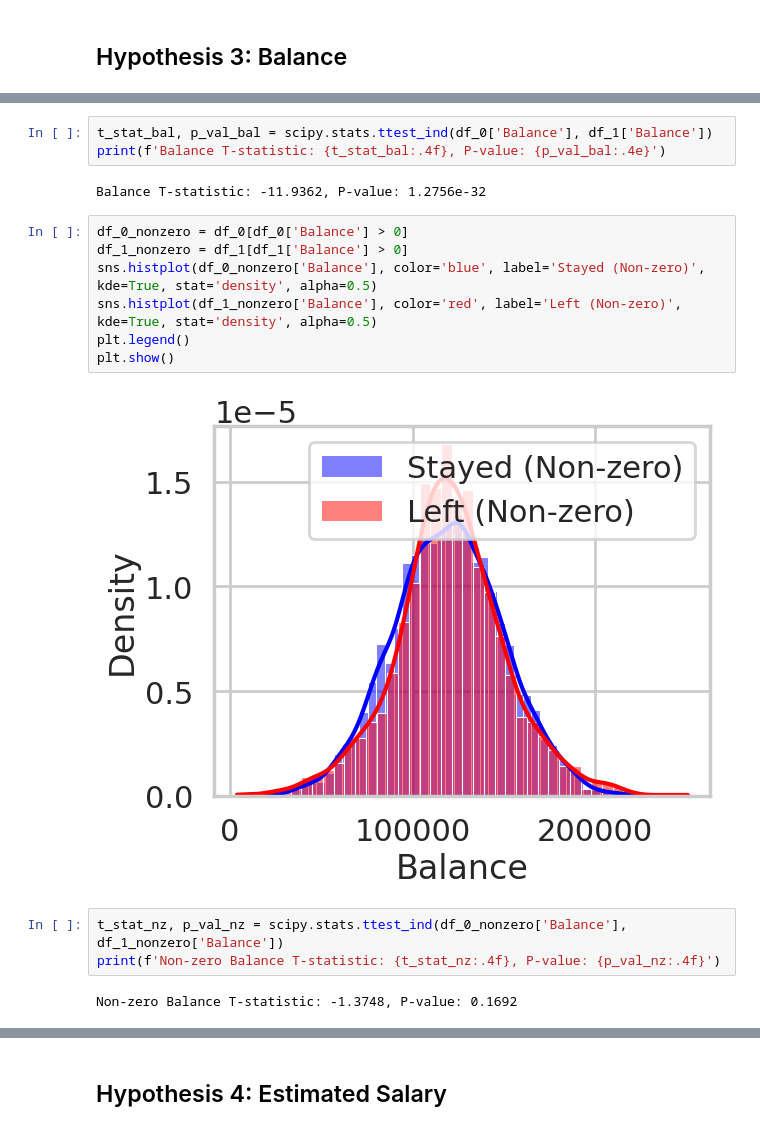
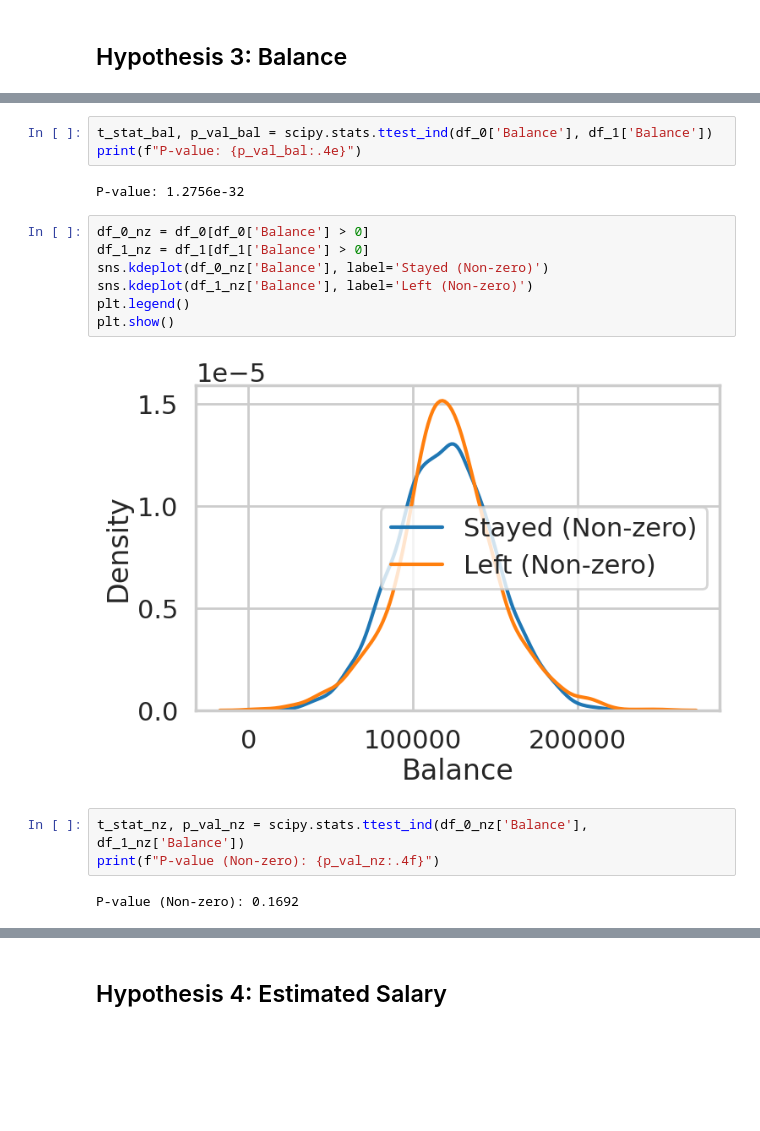
Before and after one commit to demsaid400-cpu/DI-BOOTCAMP, a Jupyter notebook: Week4/Day4/DailyChallenge.ipynb, the cells around one changed output, grey strips where cells are left out. Drawn from its saved outputs; the diff is of its cells as text; blank space fills up the shorter version.

```diff
--- a/Week4/Day4/DailyChallenge.ipynb
+++ b/Week4/Day4/DailyChallenge.ipynb
@@ -129,19 +125,19 @@ plt.show()
 # %%
 t_stat_bal, p_val_bal = scipy.stats.ttest_ind(df_0['Balance'], df_1['Balance'])
-print(f'Balance T-statistic: {t_stat_bal:.4f}, P-value: {p_val_bal:.4e}')
+print(f"P-value: {p_val_bal:.4e}")
 # %% [output]
-Balance T-statistic: -11.9362, P-value: 1.2756e-32
+P-value: 1.2756e-32
 # %%
-df_0_nonzero = df_0[df_0['Balance'] > 0]
-df_1_nonzero = df_1[df_1['Balance'] > 0]
-sns.histplot(df_0_nonzero['Balance'], color='blue', label='Stayed (Non-zero)', kde=True, stat='density', alpha=0.5)
-sns.histplot(df_1_nonzero['Balance'], color='red', label='Left (Non-zero)', kde=True, stat='density', alpha=0.5)
+df_0_nz = df_0[df_0['Balance'] > 0]
+df_1_nz = df_1[df_1['Balance'] > 0]
+sns.kdeplot(df_0_nz['Balance'], label='Stayed (Non-zero)')
+sns.kdeplot(df_1_nz['Balance'], label='Left (Non-zero)')
 plt.legend()
 plt.show()
 # %% [output]
-[figure, old version]
+[figure, new version]
 # %%
-t_stat_nz, p_val_nz = scipy.stats.ttest_ind(df_0_nonzero['Balance'], df_1_nonzero['Balance'])
-print(f'Non-zero Balance T-statistic: {t_stat_nz:.4f}, P-value: {p_val_nz:.4f}')
+t_stat_nz, p_val_nz = scipy.stats.ttest_ind(df_0_nz['Balance'], df_1_nz['Balance'])
+print(f"P-value (Non-zero): {p_val_nz:.4f}")
 # %% [output]
-Non-zero Balance T-statistic: -1.3748, P-value: 0.1692
+P-value (Non-zero): 0.1692
```
Also changed, not shown: parts of 30 cells of this notebook.
